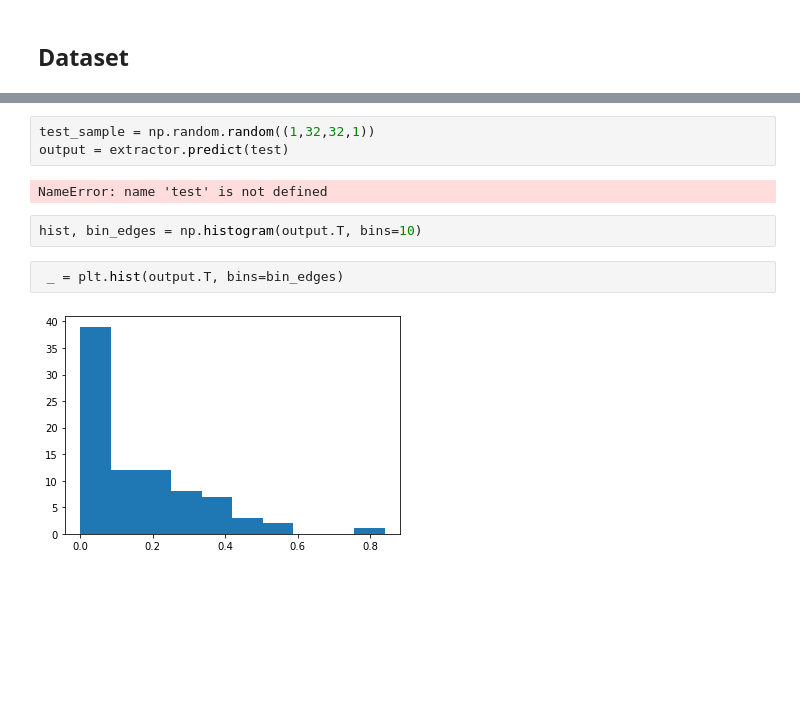
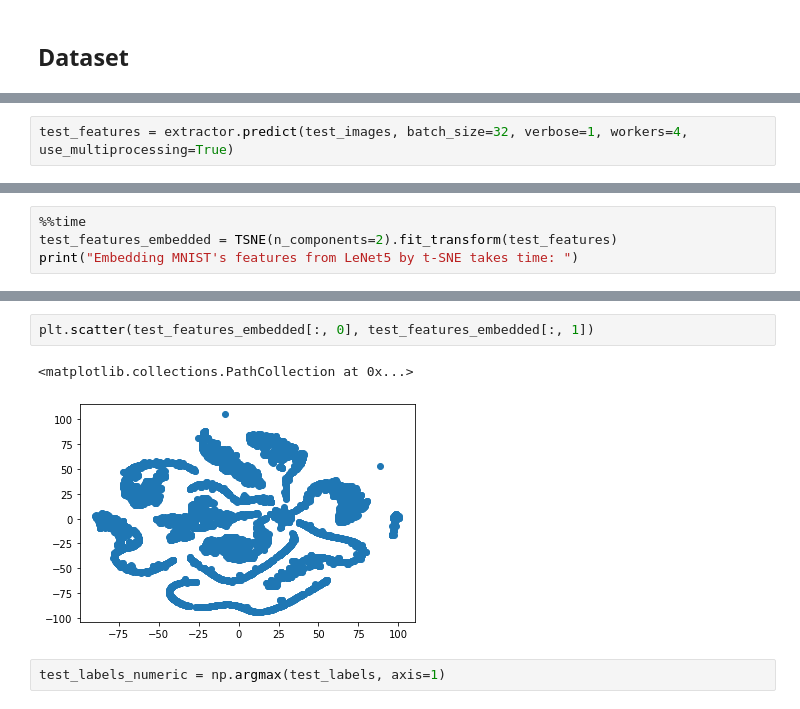
Before and after one commit to AI-Huang/CV_Playground, a Jupyter notebook: extractor.ipynb, the cells around one changed output, grey strips where cells are left out. Saved outputs shown, nothing was run; the diff lists cells and outputs as text; blank space fills up the shorter version.

```diff
--- a/extractor.ipynb
+++ b/extractor.ipynb
@@ -23,0 +155,2 @@ input_shape = train_images.shape[1:]
+# %%
+test_features = extractor.predict(test_images, batch_size=32, verbose=1, workers=4, use_multiprocessing=True)
@@ -23,0 +167,4 @@ input_shape = train_images.shape[1:]
+# %%
+%%time
+test_features_embedded = TSNE(n_components=2).fit_transform(test_features)
+print("Embedding MNIST's features from LeNet5 by t-SNE takes time: ")
@@ -104,11 +178,7 @@ _________________________________________________________________
-# %%
-test_sample = np.random.random((1,32,32,1))
-output = extractor.predict(test)
-# %% [output]
-NameError: name 'test' is not defined
-# %%
-hist, bin_edges = np.histogram(output.T, bins=10)
-# %%
- _ = plt.hist(output.T, bins=bin_edges)
-# %% [output]
-[figure, removed]
+# %%
+plt.scatter(test_features_embedded[:, 0], test_features_embedded[:, 1])
+# %% [output]
+<matplotlib.collections.PathCollection at 0x...>
+[figure, added]
+# %%
+test_labels_numeric = np.argmax(test_labels, axis=1)
```
Also changed, not shown: parts of 30 cells of this notebook, 43 other files.
